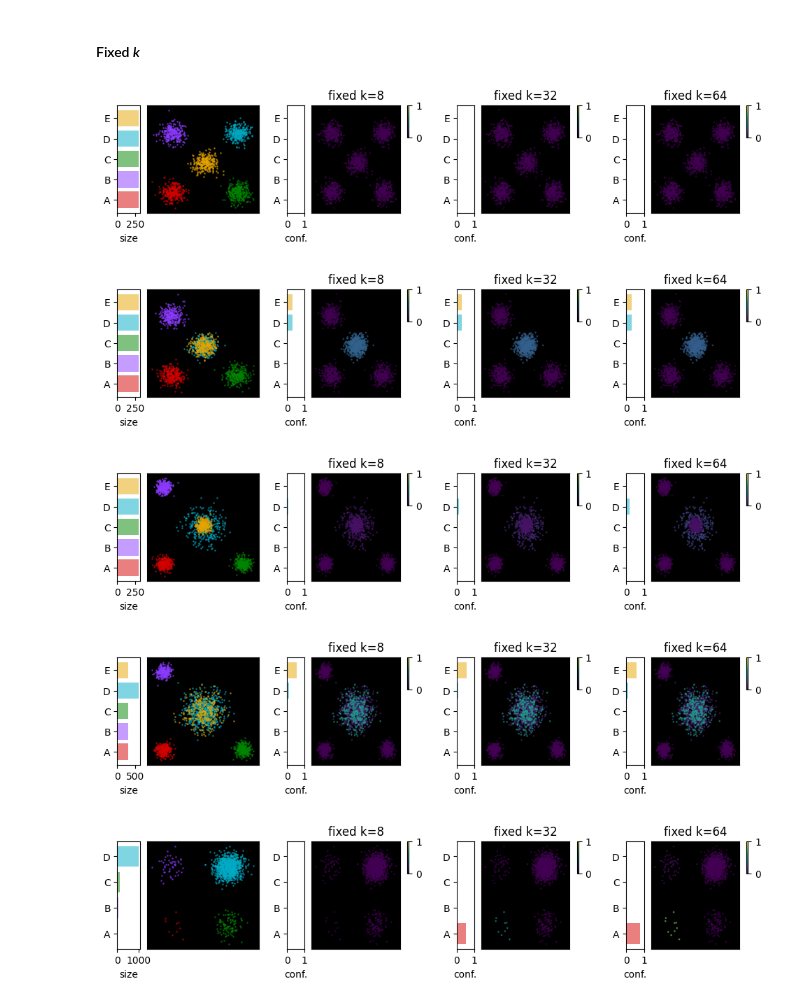
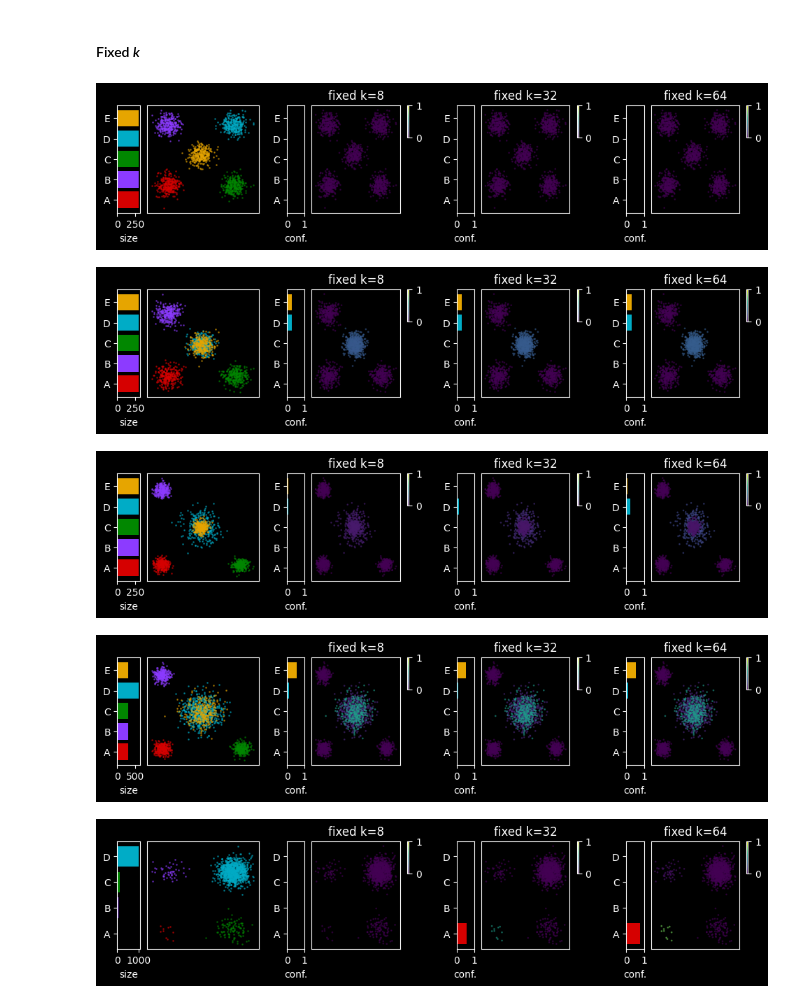
Before and after one commit to OzetteTech/comparative-embedding-visualization, a Jupyter notebook: notebooks/test_cases/confusion.ipynb, the cells around one changed output. Cells and saved outputs as stored; diff of their text form; code cells hidden in the pictures.

```diff
--- a/notebooks/test_cases/confusion.ipynb
+++ b/notebooks/test_cases/confusion.ipynb
@@ -76,22 +76,25 @@ def run(metrics):
 # %%
 def fixed_k(data: pd.DataFrame, k):
     nn = NearestNeighbors(n_neighbors=k).fit(data[["x", "y"]])
     knn_indices = nn.kneighbors(return_distance=False)
     counts = count_neighbor_labels(knn_indices, data.label)
     index = pd.Series(data.label, name="label", dtype="category")
     df = pd.DataFrame(counts, index=index).groupby("label").sum()
     df.columns = index.cat.categories
     return df
 
+import matplotlib.pyplot as plt
+plt.style.use('dark_background')
+
 
 run([
     ("fixed k=8", functools.partial(fixed_k, k=8)),
     ("fixed k=32", functools.partial(fixed_k, k=32)),
     ("fixed k=64", functools.partial(fixed_k, k=64)),
 ])
 # %% [output]
-[figure, old version]
+[figure, new version]
-[figure, old version]
+[figure, new version]
-[figure, old version]
+[figure, new version]
-[figure, old version]
+[figure, new version]
-[figure, old version]
+[figure, new version]
```
Also changed, not shown: 5 other files.
